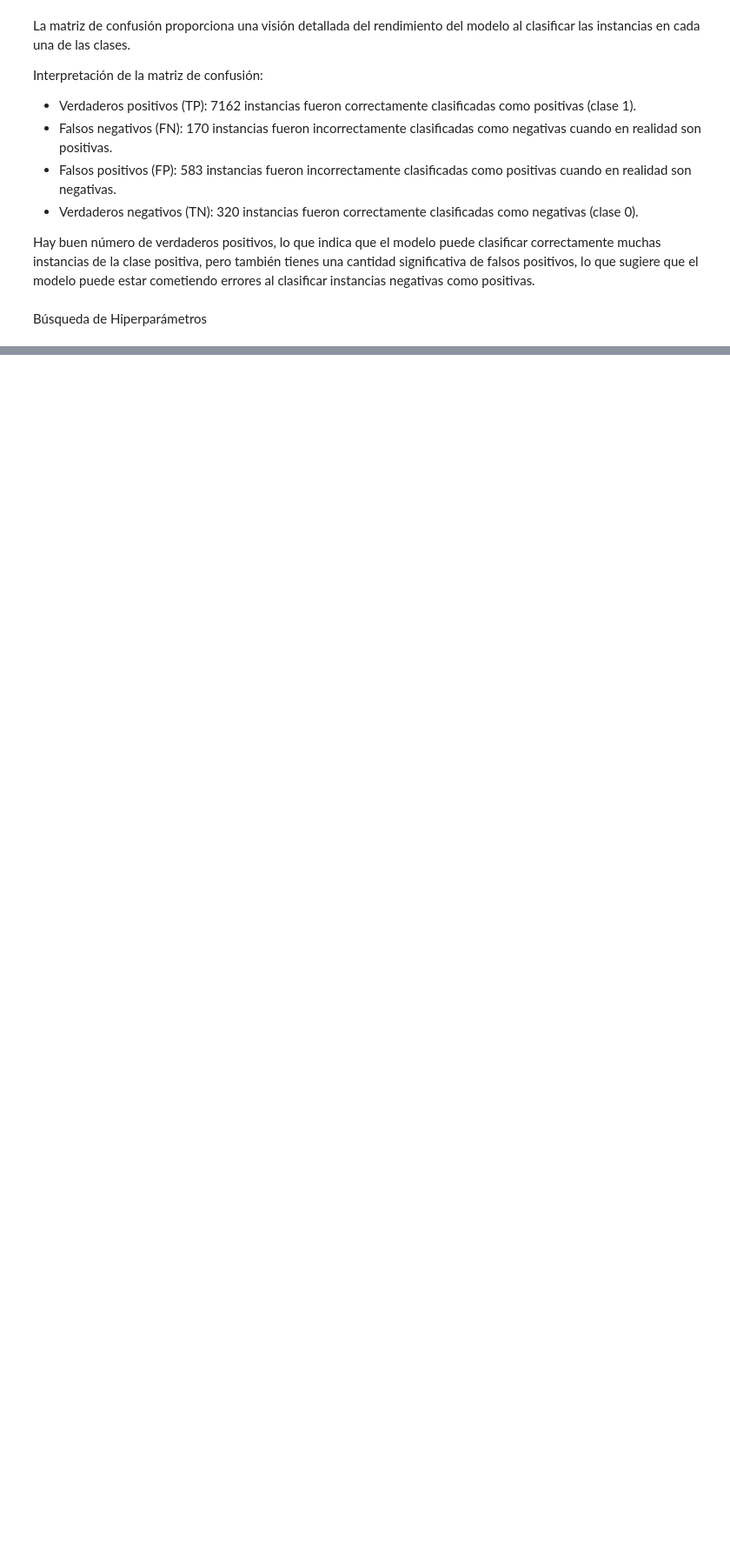
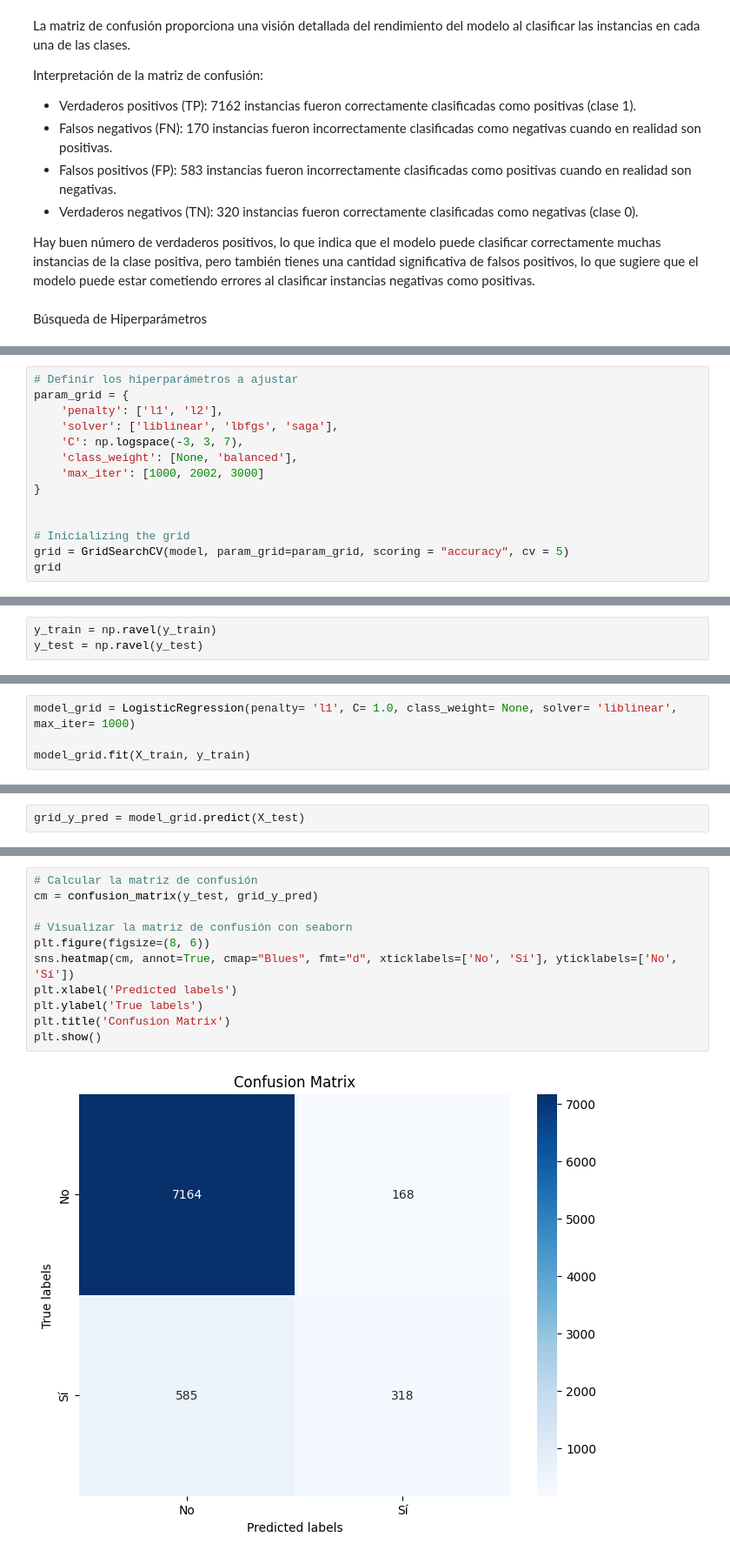
Before and after one commit to RmVa23/ML-Algorithm, a Jupyter notebook: src/modelo.ipynb, the cells around one changed output, grey strips where cells are left out. Shown at 87% size. Drawn from its saved outputs; the diff is of its cells as text; blank space fills up the shorter version.

Commit message:
logistic regressor

```diff
--- a/src/modelo.ipynb
+++ b/src/modelo.ipynb
@@ -231,0 +191,14 @@ grid
+# %%
+# Definir los hiperparámetros a ajustar
+param_grid = {
+    'penalty': ['l1', 'l2'],
+    'solver': ['liblinear', 'lbfgs', 'saga'],
+    'C': np.logspace(-3, 3, 7),
+    'class_weight': [None, 'balanced'],
+    'max_iter': [1000, 2002, 3000]
+}
+
+
+# Inicializing the grid
+grid = GridSearchCV(model, param_grid=param_grid, scoring = "accuracy", cv = 5)
+grid
@@ -231,0 +213,3 @@ grid
+# %%
+y_train = np.ravel(y_train)
+y_test = np.ravel(y_test)
@@ -235,0 +248,4 @@ print(f"Best hyperparameter: {grid.best_params_}")
+# %%
+model_grid = LogisticRegression(penalty= 'l1', C= 1.0, class_weight= None, solver= 'liblinear', max_iter= 1000)
+
+model_grid.fit(X_train, y_train)
@@ -235,0 +254,2 @@ print(f"Best hyperparameter: {grid.best_params_}")
+# %%
+grid_y_pred = model_grid.predict(X_test)
@@ -235,0 +274,13 @@ print(f"Best hyperparameter: {grid.best_params_}")
+# %%
+# Calcular la matriz de confusión
+cm = confusion_matrix(y_test, grid_y_pred)
+
+# Visualizar la matriz de confusión con seaborn
+plt.figure(figsize=(8, 6))
+sns.heatmap(cm, annot=True, cmap="Blues", fmt="d", xticklabels=['No', 'Sí'], yticklabels=['No', 'Sí'])
+plt.xlabel('Predicted labels')
+plt.ylabel('True labels')
+plt.title('Confusion Matrix')
+plt.show()
+# %% [output]
+[figure, added]
```
Also changed, not shown: parts of 20 cells of this notebook, 1 other file.
